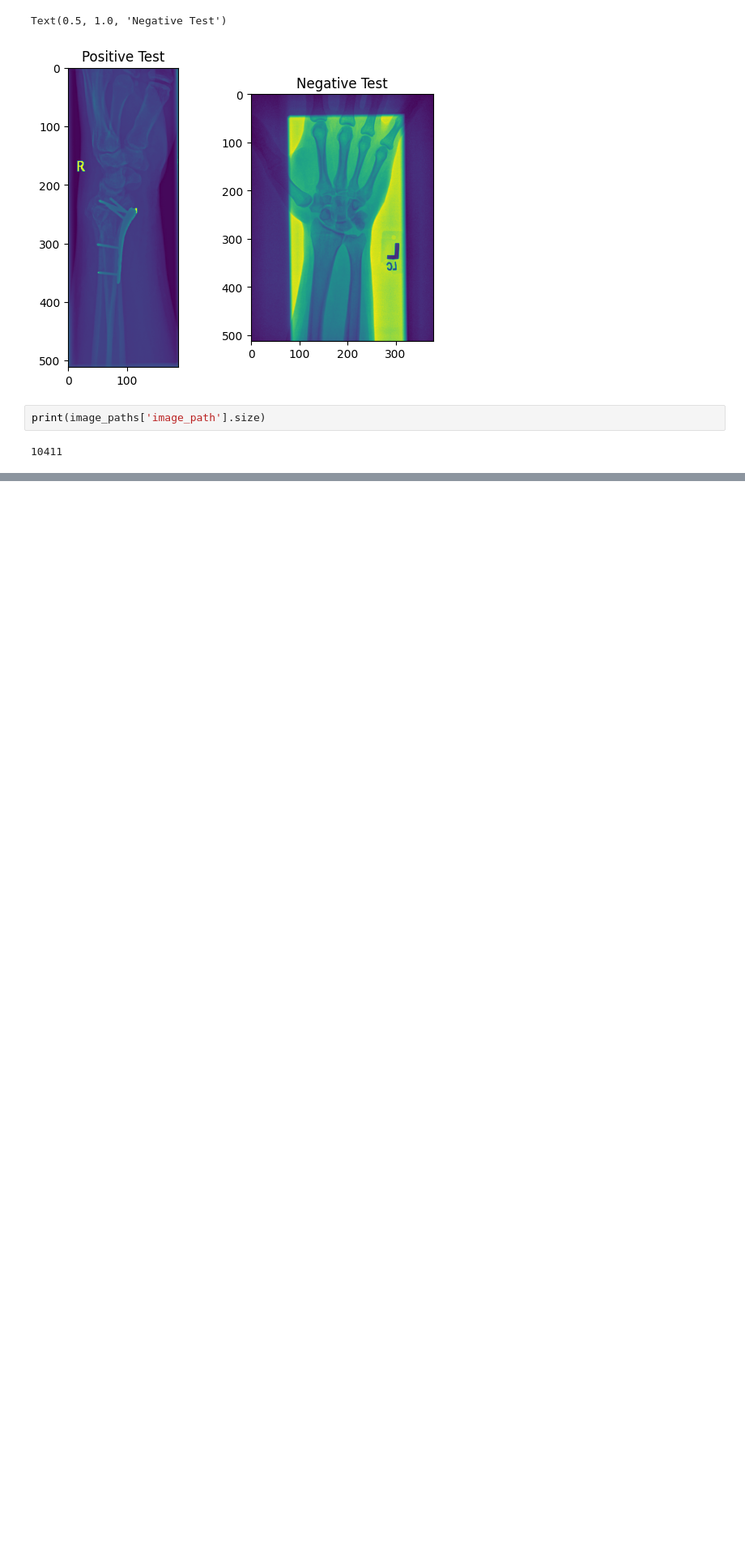
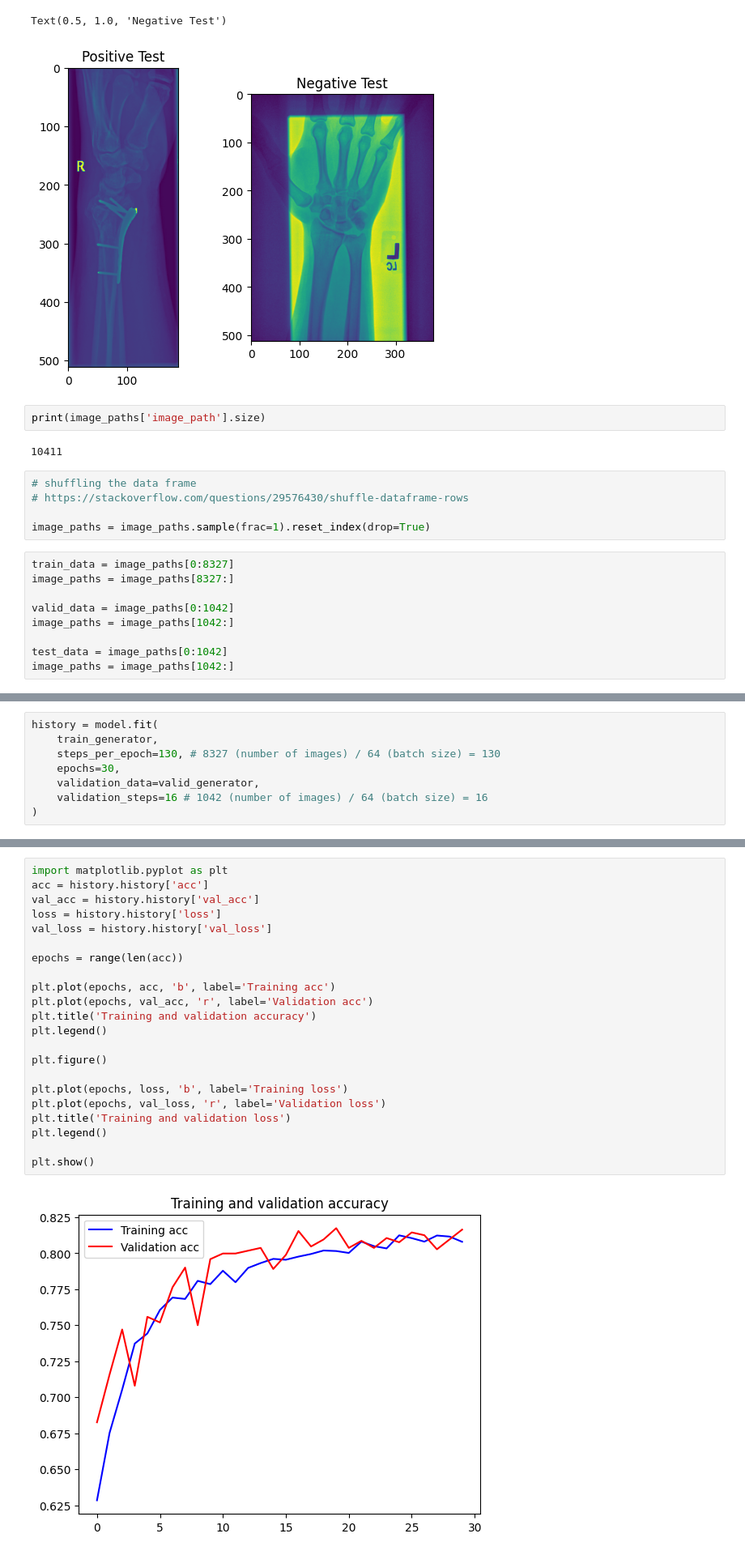
Before and after one commit to tsbrandon1010/MURA-CNN-Classification, a Jupyter notebook: term_project_ThomasB.ipynb, the cells around one changed output, grey strips where cells are left out. Shown at 81% size. Drawn from its saved outputs; the diff is of its cells as text; blank space fills up the shorter version.

Commit message:
initial model: ~81% accuracy

```diff
--- a/term_project_ThomasB.ipynb
+++ b/term_project_ThomasB.ipynb
@@ -61,3 +61,17 @@ Text(0.5, 1.0, 'Negative Test')
 print(image_paths['image_path'].size)
 # %% [output]
 10411
+# %%
+# shuffling the data frame
+# https://stackoverflow.com/questions/29576430/shuffle-dataframe-rows
+
+image_paths = image_paths.sample(frac=1).reset_index(drop=True)
+# %%
+train_data = image_paths[0:8327]
+image_paths = image_paths[8327:]
+
+valid_data = image_paths[0:1042]
+image_paths = image_paths[1042:]
+
+test_data = image_paths[0:1042]
+image_paths = image_paths[1042:]
@@ -63,0 +191,8 @@ print(image_paths['image_path'].size)
+# %%
+history = model.fit(
+    train_generator,
+    steps_per_epoch=130, # 8327 (number of images) / 64 (batch size) = 130
+    epochs=30,
+    validation_data=valid_generator,
+    validation_steps=16 # 1042 (number of images) / 64 (batch size) = 16
+)
@@ -63,0 +217,24 @@ print(image_paths['image_path'].size)
+# %%
+import matplotlib.pyplot as plt
+acc = history.history['acc']
+val_acc = history.history['val_acc']
+loss = history.history['loss']
+val_loss = history.history['val_loss']
+
+epochs = range(len(acc))
+
+plt.plot(epochs, acc, 'b', label='Training acc')
+plt.plot(epochs, val_acc, 'r', label='Validation acc')
+plt.title('Training and validation accuracy')
+plt.legend()
+
+plt.figure()
+
+plt.plot(epochs, loss, 'b', label='Training loss')
+plt.plot(epochs, val_loss, 'r', label='Validation loss')
+plt.title('Training and validation loss')
+plt.legend()
+
+plt.show()
+# %% [output]
+[figure, added]
```
Also changed, not shown: parts of 12 cells of this notebook, 1 other file.
